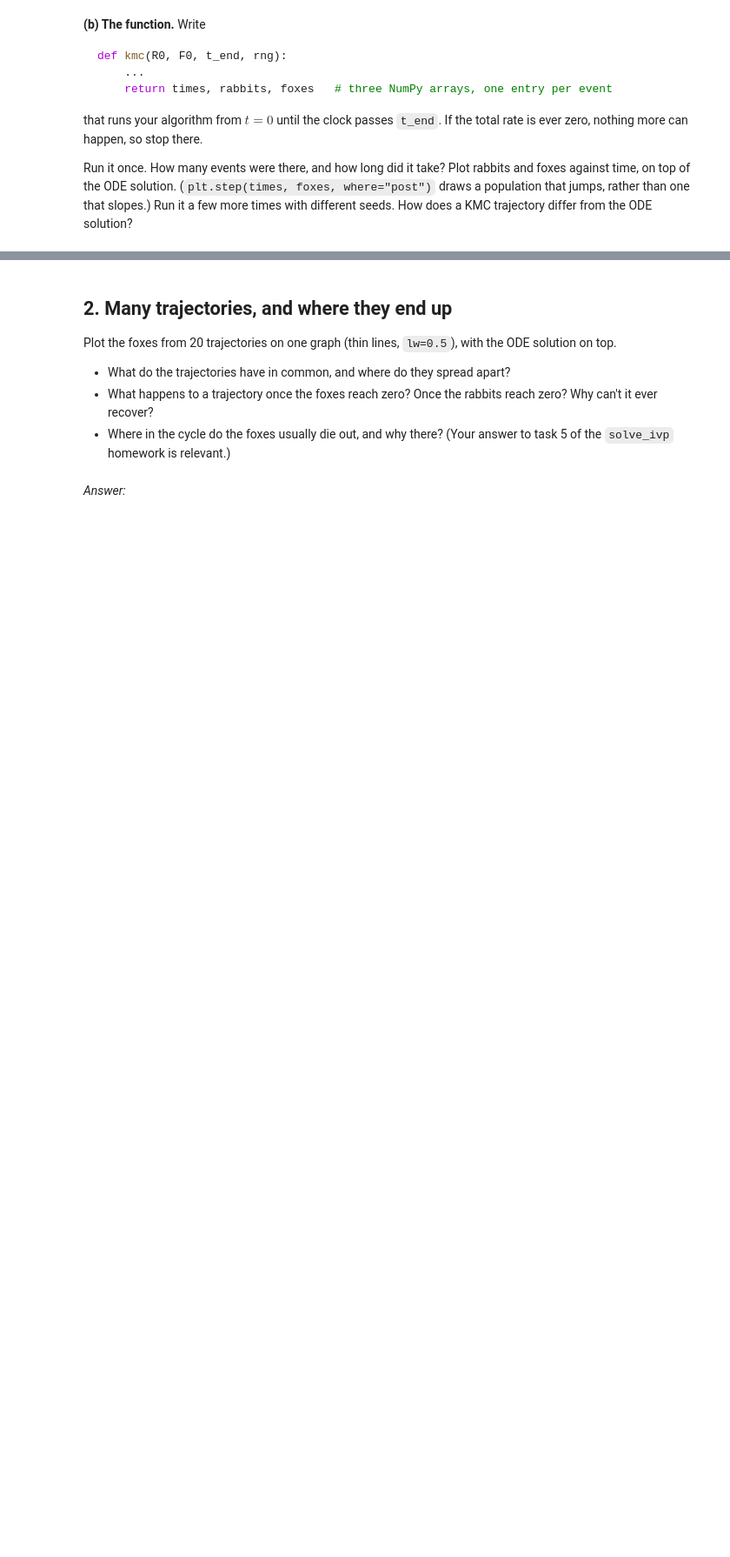
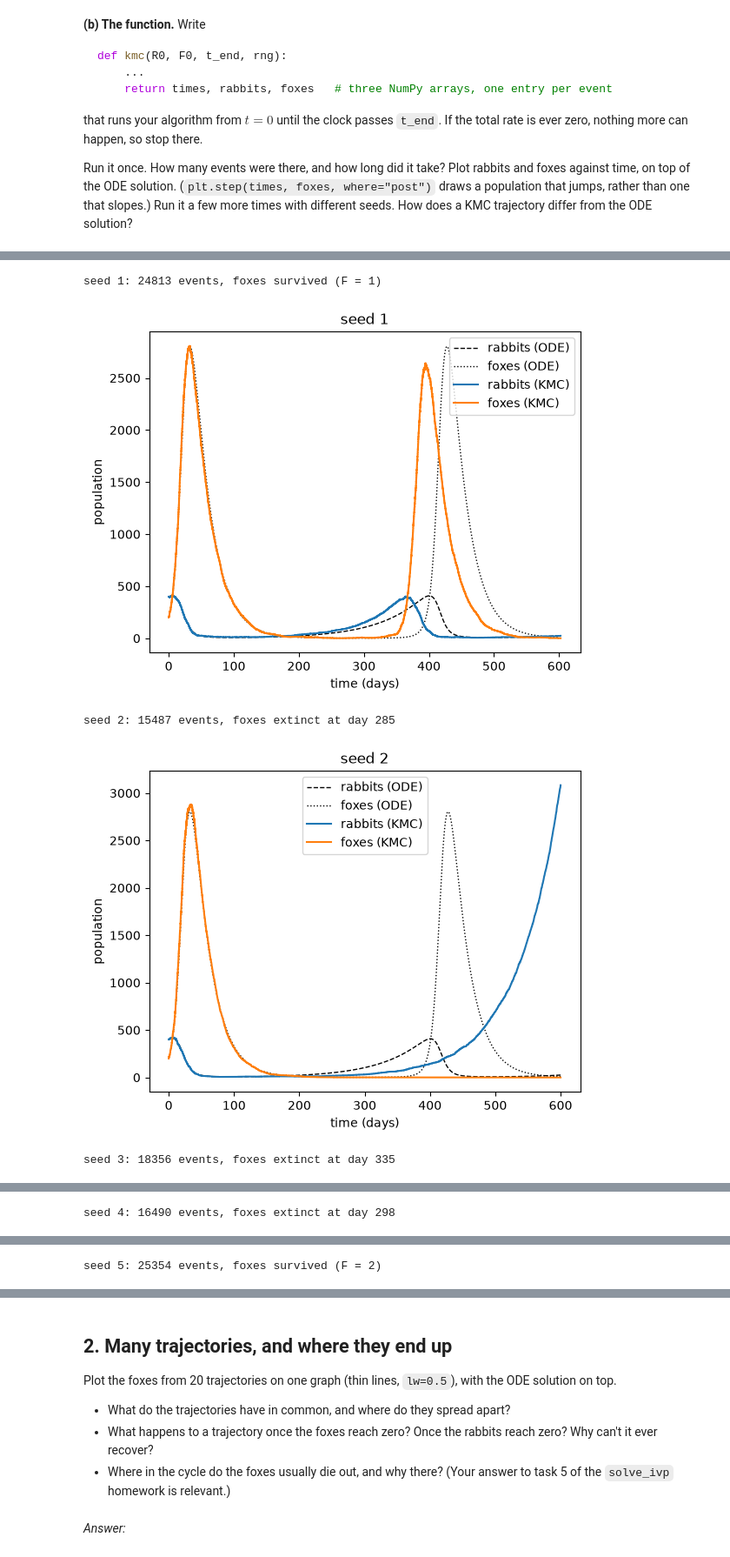
Before and after one commit to KamalKamal-code/kinetic-monte-carlo, a Jupyter notebook: rabbits-and-foxes-kmc.ipynb, the cells around one changed output, grey strips where cells are left out. Shown at 87% size. Cells and saved outputs as stored; diff of their text form; code cells hidden in the pictures; blank space fills up the shorter version.

```diff
--- a/rabbits-and-foxes-kmc.ipynb
+++ b/rabbits-and-foxes-kmc.ipynb
@@ -133,0 +194,25 @@ with different seeds. How does a KMC trajectory differ from the ODE solution?
+# %%
+for seed in [1, 2, 3, 4, 5]:
+    rng = np.random.default_rng(seed)
+    times, rabbits, foxes = kmc(R0, F0, t_end, rng)
+    if foxes[-1] == 0:
+        extinct = times[np.argmax(foxes == 0)]
+        print(f"seed {seed}: {len(times)-1} events, foxes extinct at day {extinct:.0f}")
+    else:
+        print(f"seed {seed}: {len(times)-1} events, foxes survived (F = {foxes[-1]})")
+
+    plt.plot(t_ode, R_ode, "k--", lw=1, label="rabbits (ODE)")
+    plt.plot(t_ode, F_ode, "k:", lw=1, label="foxes (ODE)")
+    plt.step(times, rabbits, where="post", label="rabbits (KMC)")
+    plt.step(times, foxes, where="post", label="foxes (KMC)")
+    plt.title(f"seed {seed}")
+    plt.xlabel("time (days)")
+    plt.ylabel("population")
+    plt.legend()
+    plt.show()
+# %% [output]
+seed 1: 24813 events, foxes survived (F = 1)
+[figure, added]
+seed 2: 15487 events, foxes extinct at day 285
+[figure, added]
+seed 3: 18356 events, foxes extinct at day 335
@@ -133,0 +220 @@ with different seeds. How does a KMC trajectory differ from the ODE solution?
+seed 4: 16490 events, foxes extinct at day 298
@@ -133,0 +222 @@ with different seeds. How does a KMC trajectory differ from the ODE solution?
+seed 5: 25354 events, foxes survived (F = 2)
```
Also changed, not shown: parts of 4 cells of this notebook.
